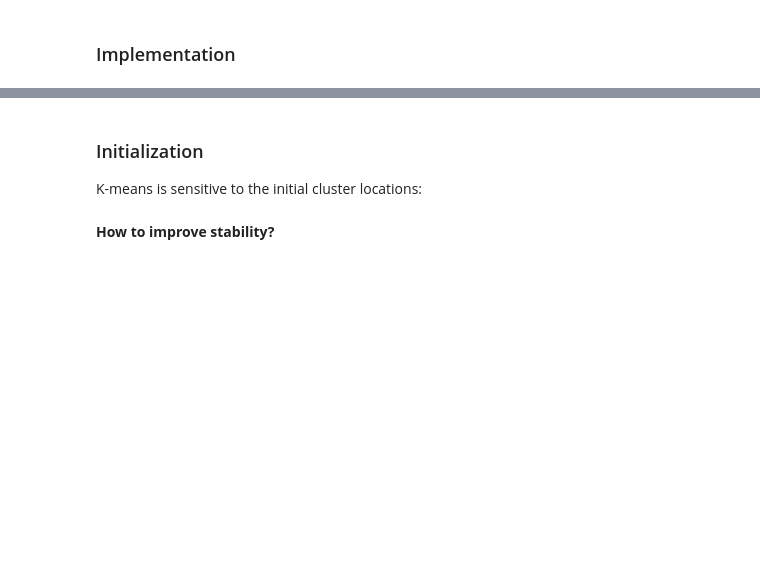
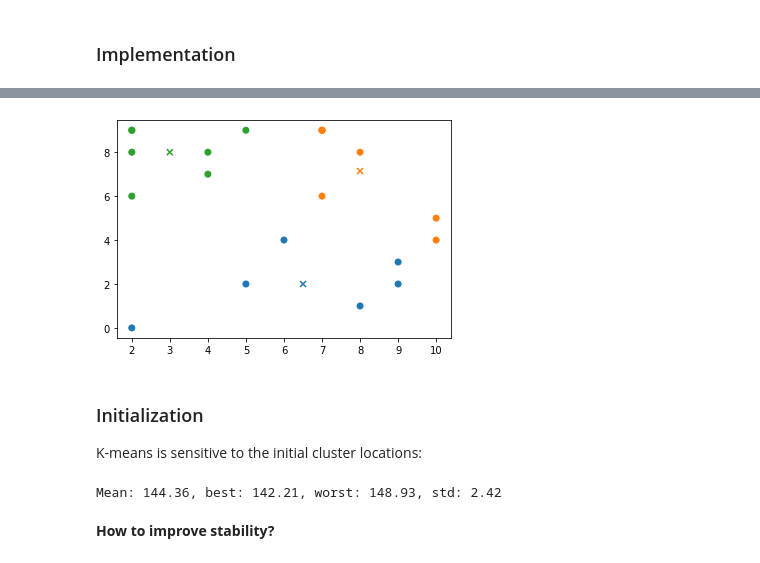
Before and after one commit to libklein/mfms-ss21, a Jupyter notebook: NetworkX/Algorithms.ipynb, the cells around one changed output, grey strips where cells are left out. Cells and saved outputs as stored; diff of their text form; code cells hidden in the pictures; blank space fills up the shorter version.

Commit message:
Update slides to after-lecture version.

```diff
--- a/NetworkX/Algorithms.ipynb
+++ b/NetworkX/Algorithms.ipynb
@@ -191,3 +221,11 @@ plot(data, initial_centroids)
+# %%
+data = [(random.randint(0, 10), random.randint(0, 10)) for _ in range(20)]
+k = 3
+initial_centroids = [(3,3), (9,7), (4, 9)]
+clusters, centroids = k_means(k=k, initial_centroids=initial_centroids, data=data)
+plot(data, centroids, clusters=clusters)
+# %% [output]
+[figure, added]
 # %% [markdown]
 ### Initialization
 
@@ -199,13 +237,22 @@ def objective(clusters: List[List[Point]], centroids: List[Point]) -> float:
 # Run k_means with randomly choosen initial clusters several times
 data = [(random.randint(0, 10), random.randint(0, 10)) for _ in range(20)]
 k = 3
-for _ in range(5):
+objectives = np.full(5, -1.)
+for i in range(len(objectives)):
     initial_centroids = [(random.randint(0, 10), random.randint(0, 10)) for _ in range(k)]
+    # The version implemented may fail if we have a particulary bad choice of initial centroids.
+    # More precicely, empty clusters will raise a ZeroDivision error.
+    # We simply catch and ignore that problem here.
     try:
         clusters, centroids = k_means(k=k, initial_centroids=initial_centroids, data=data)
+        objectives[i] = objective(clusters, centroids)
     except:
         pass
-    print(objective(clusters, centroids))
+# Clean failed runs
+objectives = objectives[objectives != -1]
+print(f'Mean: {objectives.mean():.2f}, best: {objectives.min():.2f}, worst: {objectives.max():.2f}, std: {objectives.std():.2f}')
+# %% [output]
+Mean: 144.36, best: 142.21, worst: 148.93, std: 2.42
 # %% [markdown]
 **How to improve stability?**
 # %% [markdown]
```
Also changed, not shown: parts of 32 cells of this notebook, 2 other files.
